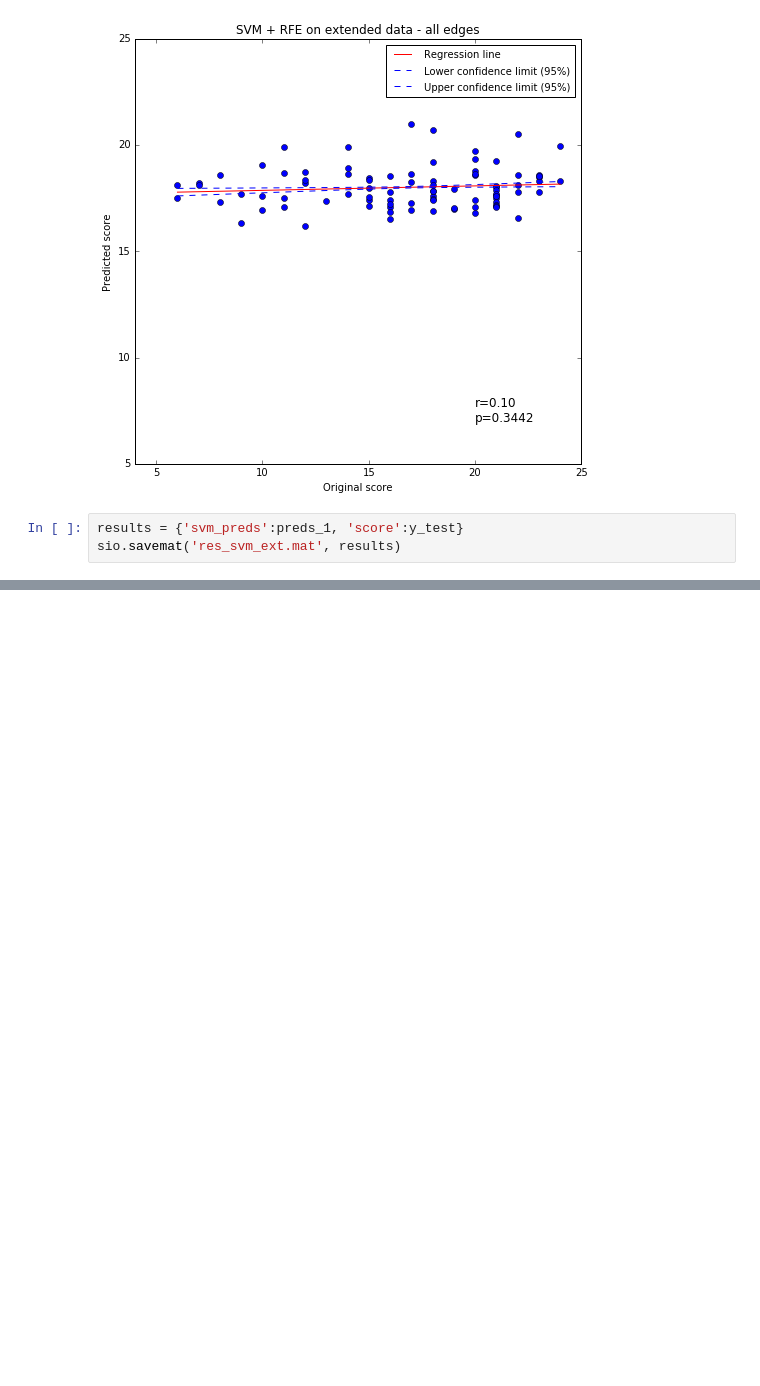
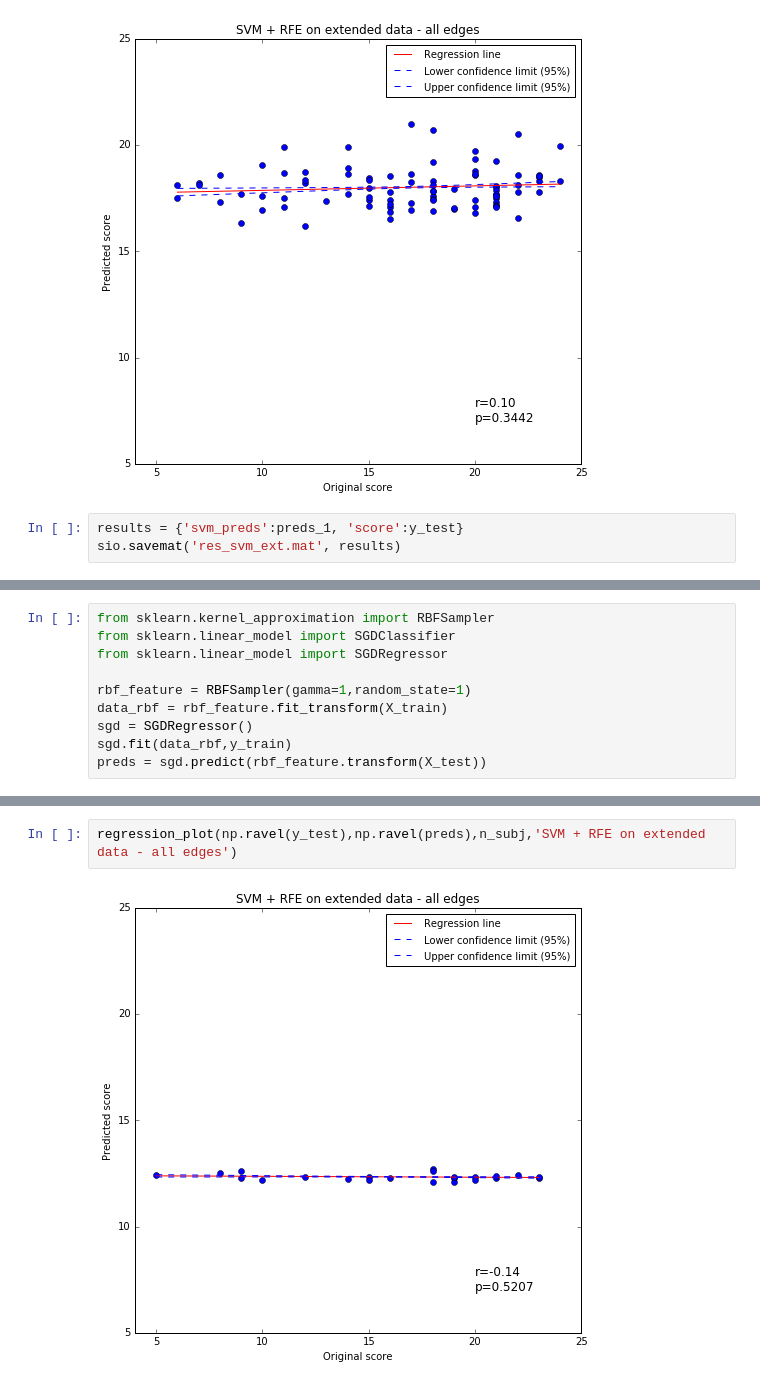
Before and after one commit to paola-g/iq_prediction, a Jupyter notebook: svm_ext.ipynb, the cells around one changed output, grey strips where cells are left out. Saved outputs shown, nothing was run; the diff lists cells and outputs as text; blank space fills up the shorter version.

Commit message:
test on finn dataset

```diff
--- a/svm_ext.ipynb
+++ b/svm_ext.ipynb
@@ -245,0 +254,10 @@ sio.savemat('res_svm_ext.mat', results)
+# %%
+from sklearn.kernel_approximation import RBFSampler
+from sklearn.linear_model import SGDClassifier
+from sklearn.linear_model import SGDRegressor
+
+rbf_feature = RBFSampler(gamma=1,random_state=1)
+data_rbf = rbf_feature.fit_transform(X_train)
+sgd = SGDRegressor()
+sgd.fit(data_rbf,y_train)
+preds = sgd.predict(rbf_feature.transform(X_test))
@@ -245,0 +274,4 @@ sio.savemat('res_svm_ext.mat', results)
+# %%
+regression_plot(np.ravel(y_test),np.ravel(preds),n_subj,'SVM + RFE on extended data - all edges')
+# %% [output]
+[figure, added]
```
Also changed, not shown: parts of 7 cells of this notebook, 1 other file.
